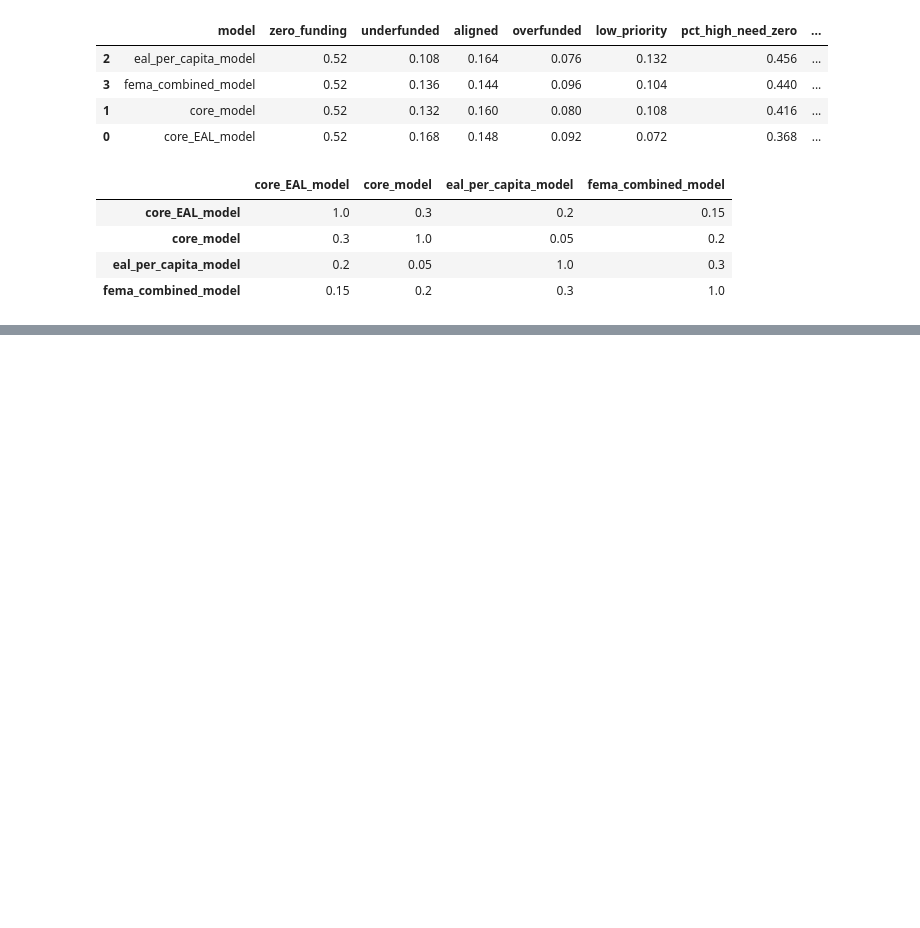
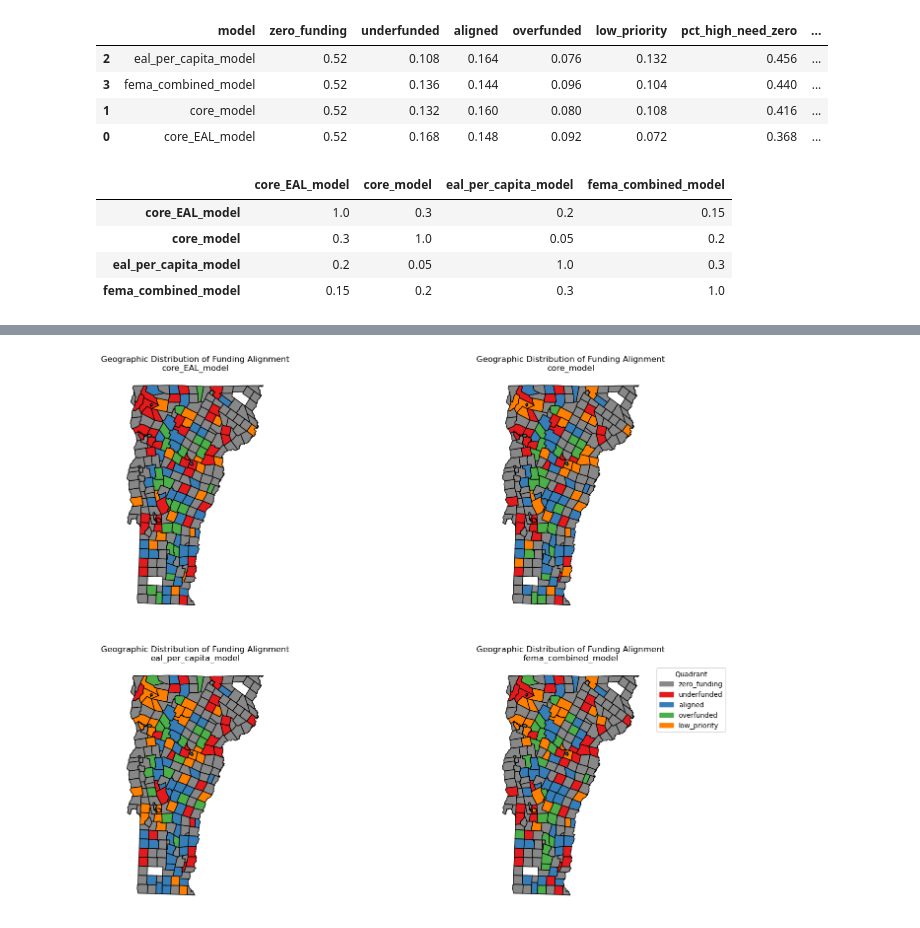
Before and after one commit to jakedurell/hazard-funding-comp, a Jupyter notebook: notebooks/22_quadrant_and_exclusion_analysis.ipynb, the cells around one changed output, grey strips where cells are left out. Drawn from its saved outputs; the diff is of its cells as text; code cells hidden in the pictures; blank space fills up the shorter version.

```diff
--- a/notebooks/22_quadrant_and_exclusion_analysis.ipynb
+++ b/notebooks/22_quadrant_and_exclusion_analysis.ipynb
@@ -692,0 +738,10 @@ display(corr_matrix)
+# %%
+# print all four maps together for visual comparison
+fig, axes = plt.subplots(2, 2, figsize=(18, 14))
+axes = axes.flatten()
+
+for ax, (name, res) in zip(axes, results.items()):
+    plot_quadrant_map(res["quadrants"], gdf, name, ax=ax)
+    ax.axis("off")
+# %% [output]
+[figure, added]
```
Also changed, not shown: parts of 6 cells of this notebook.
